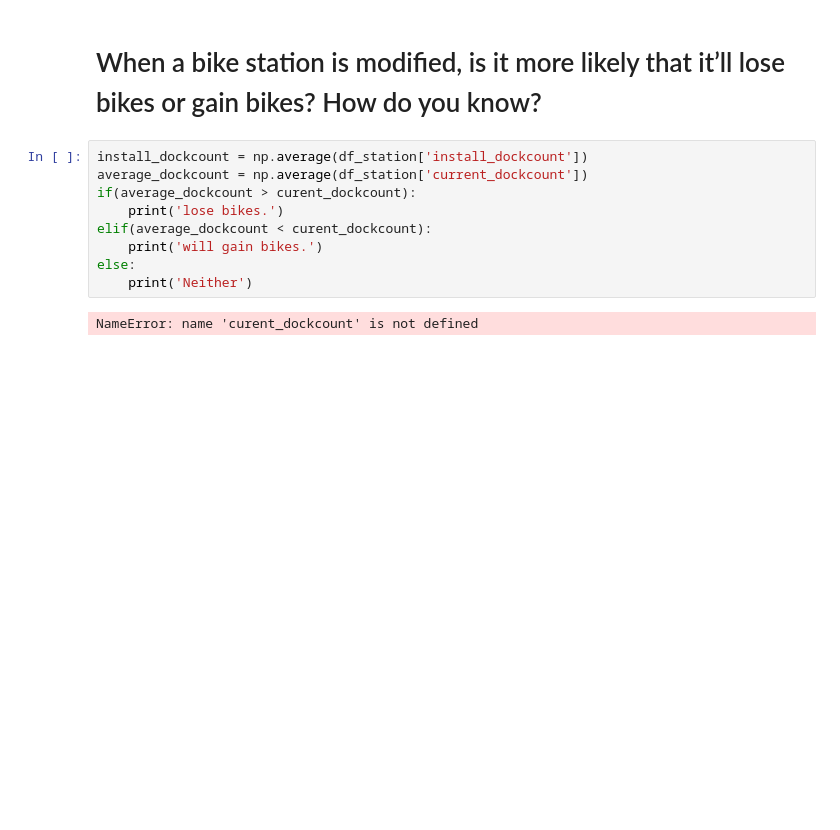
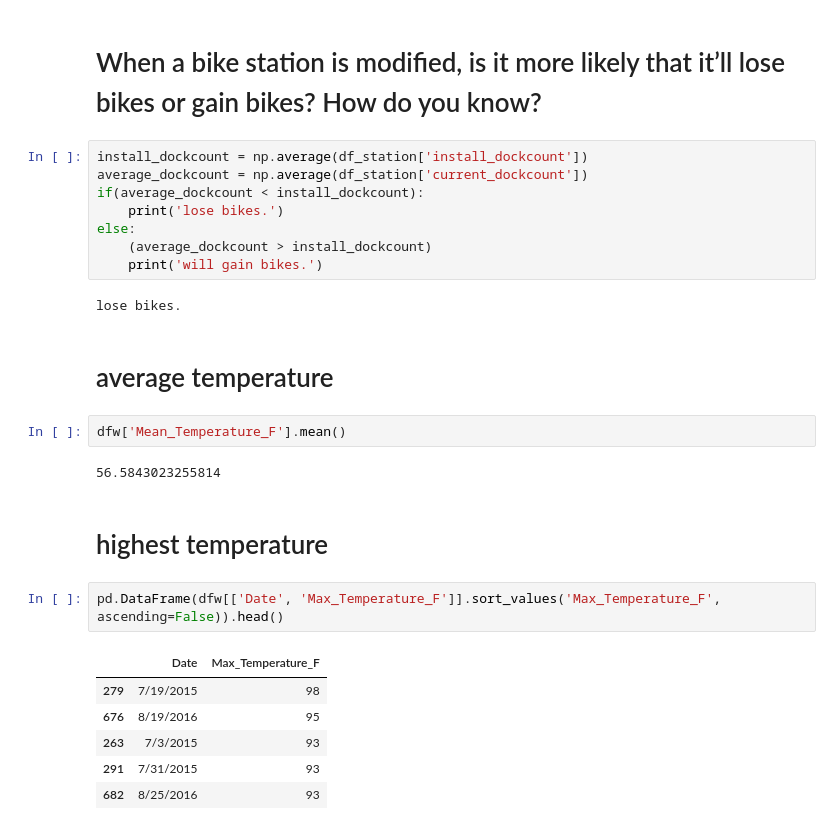
Before and after one commit to andriiglukhyi/data-science, a Jupyter notebook: bike-stats.ipynb, the cells around one changed output. Drawn from its saved outputs; the diff is of its cells as text; blank space fills up the shorter version.

```diff
--- a/bike-stats.ipynb
+++ b/bike-stats.ipynb
@@ -110,11 +110,27 @@ stat_bike.head()
 # %%
 install_dockcount = np.average(df_station['install_dockcount'])
 average_dockcount = np.average(df_station['current_dockcount'])
-if(average_dockcount > curent_dockcount):
+if(average_dockcount < install_dockcount):
     print('lose bikes.')
-elif(average_dockcount < curent_dockcount):
+else:
+    (average_dockcount > install_dockcount)
     print('will gain bikes.')
-else:
-    print('Neither')
 # %% [output]
-NameError: name 'curent_dockcount' is not defined
+lose bikes.
+# %% [markdown]
+# average temperature
+# %%
+dfw['Mean_Temperature_F'].mean()
+# %% [output]
+56.5843023255814
+# %% [markdown]
+# highest temperature
+# %%
+pd.DataFrame(dfw[['Date', 'Max_Temperature_F']].sort_values('Max_Temperature_F', ascending=False)).head()
+# %% [output]
+|  | Date | Max_Temperature_F |
+| 279 | 7/19/2015 | 98 |
+| 676 | 8/19/2016 | 95 |
+| 263 | 7/3/2015 | 93 |
+| 291 | 7/31/2015 | 93 |
+| 682 | 8/25/2016 | 93 |
```
Also changed, not shown: parts of 3 cells of this notebook, 1 other file.
